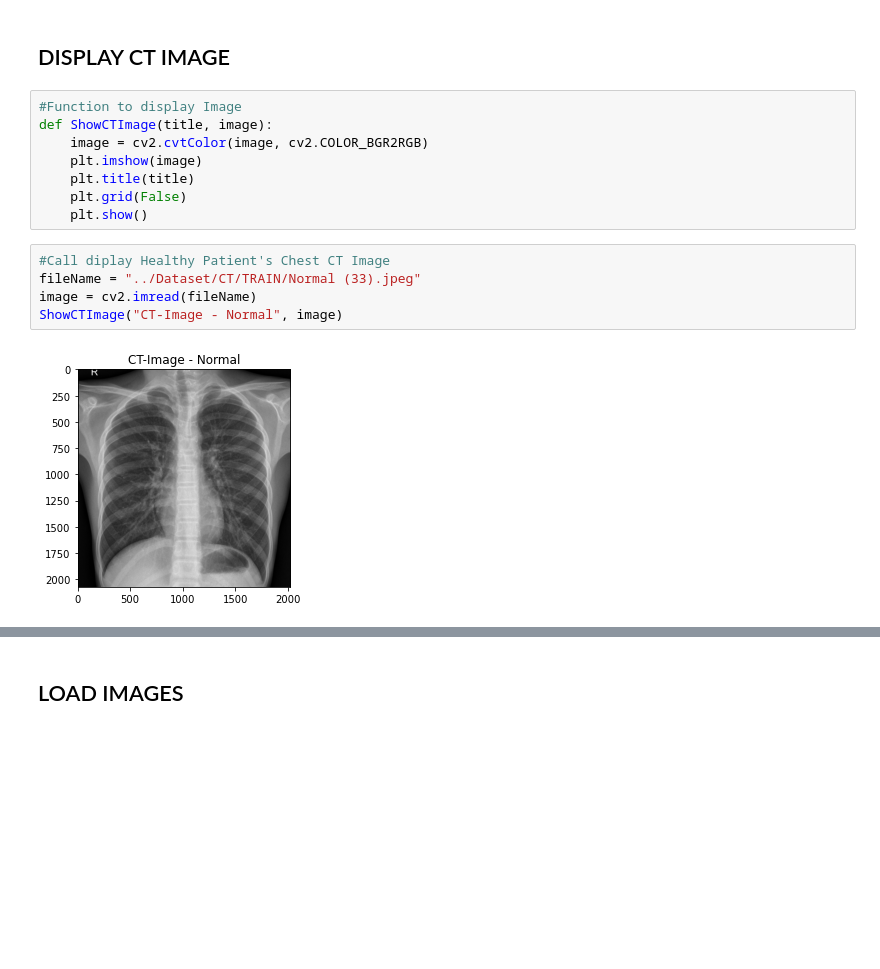
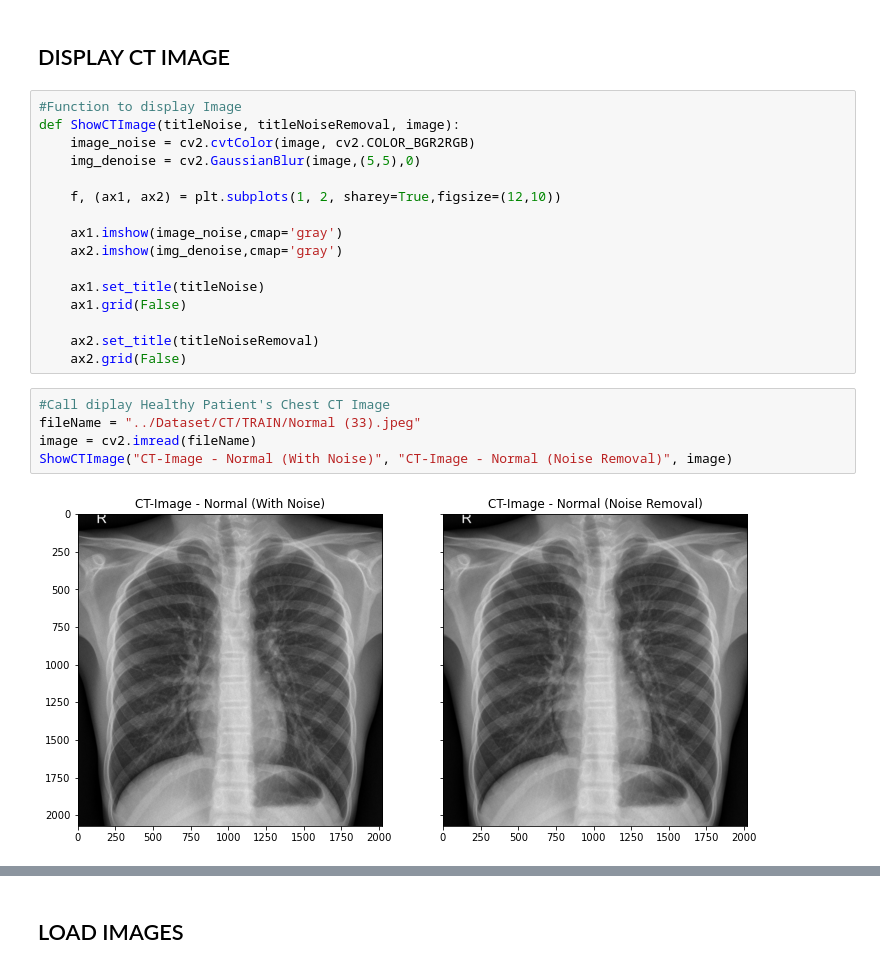
Before and after one commit to prasanthse/Research, a Jupyter notebook: research/Predict and give a quantitative score for COVID-19 using chest.ipynb, the cells around one changed output, grey strips where cells are left out. Cells and saved outputs as stored; diff of their text form; blank space fills up the shorter version.

Commit message:
Noise removal algorithm added for show images

```diff
--- a/research/Predict and give a quantitative score for COVID-19 using chest.ipynb
+++ b/research/Predict and give a quantitative score for COVID-19 using chest.ipynb
@@ -138,21 +138,29 @@ metaSummaryData.head(8)
 | 5953 | Total |
 # %% [markdown]
 ## DISPLAY CT IMAGE
-# %%
-#Function to display Image
-def ShowCTImage(title, image):
-    image = cv2.cvtColor(image, cv2.COLOR_BGR2RGB)
-    plt.imshow(image)
-    plt.title(title)
-    plt.grid(False)
-    plt.show()
+# %%
+#Function to display Image
+def ShowCTImage(titleNoise, titleNoiseRemoval, image):
+    image_noise = cv2.cvtColor(image, cv2.COLOR_BGR2RGB)
+    img_denoise = cv2.GaussianBlur(image,(5,5),0)
+
+    f, (ax1, ax2) = plt.subplots(1, 2, sharey=True,figsize=(12,10))
+
+    ax1.imshow(image_noise,cmap='gray')
+    ax2.imshow(img_denoise,cmap='gray')
+
+    ax1.set_title(titleNoise)
+    ax1.grid(False)
+
+    ax2.set_title(titleNoiseRemoval)
+    ax2.grid(False)
 # %%
 #Call diplay Healthy Patient's Chest CT Image
 fileName = "../Dataset/CT/TRAIN/Normal (33).jpeg"
 image = cv2.imread(fileName)
-ShowCTImage("CT-Image - Normal", image)
+ShowCTImage("CT-Image - Normal (With Noise)", "CT-Image - Normal (Noise Removal)", image)
 # %% [output]
-[figure, old version]
+[figure, new version]
 # %%
 #Call diplay Covid-19 Patient's Chest CT Image
 fileName = "../Dataset/CT/TRAIN/Covid-19 (5).jpeg"
```
Also changed, not shown: parts of 12 cells of this notebook.
